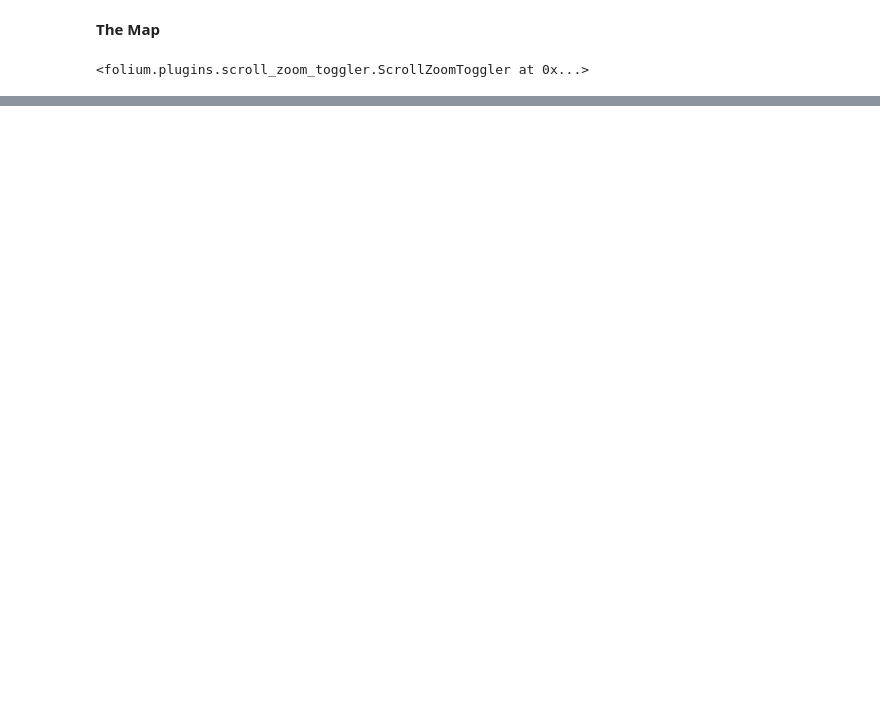
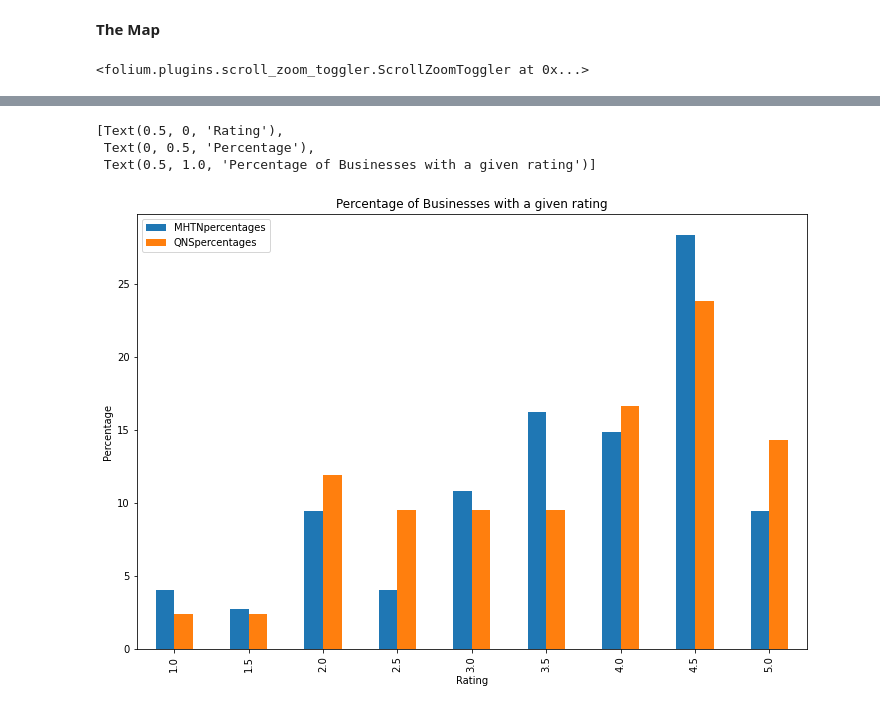
Before and after one commit to DavidKentShirley/Pet_Store_Location_Analysis, a Jupyter notebook: Final_Pet_Store_Project.ipynb, the cells around one changed output, grey strips where cells are left out. Drawn from its saved outputs; the diff is of its cells as text; code cells hidden in the pictures; blank space fills up the shorter version.

```diff
--- a/Final_Pet_Store_Project.ipynb
+++ b/Final_Pet_Store_Project.ipynb
@@ -131,0 +173,8 @@ base_map
+# %%
+# Opens the relevant csv files
+DogParks_Queens_DF = pd.read_csv('./csv/ActualDogParksQueensZipcodes.csv')
+DogParks_Manhattan_DF = pd.read_csv('./csv/ActualDogParksManhattanZipcodes.csv')
+Vets_Queens_DF = pd.read_csv('./csv/ActualVetsQueensZipcodes.csv')
+Vets_Manhattan_DF = pd.read_csv('./csv/ActualVetsManhattanZipcodes.csv')
+PetStores_Queens_DF = pd.read_csv('./csv/ActualPetStoresQueensZipcodes.csv')
+PetStores_Manhattan_DF = pd.read_csv('./csv/ActualPetStoresManhattanZipcodes.csv')
@@ -131,0 +204,8 @@ base_map
+# %%
+# Getting the num of bus per rating and the percentages for each rating (Manhattan)
+PetStores_Manhattan_DF.groupby('rating')
+MHTN_rating_count = PetStores_Manhattan_DF.value_counts('rating').to_frame()
+MHTN_rating_count.columns = ['Num. of Businesses_MHTN']
+MHTN_rating_count['rating_col'] = MHTN_rating_count.index
+MHTN_rating_count['MHTNpercentages'] = round(100*(MHTN_rating_count['Num. of Businesses_MHTN']/MHTN_rating_count['Num. of Businesses_MHTN'].sum()),2)
+MHTN_rating_count
@@ -131,0 +224,8 @@ base_map
+# %%
+# Same as above but for Queens
+PetStores_Queens_DF.groupby('rating')
+queens_rating_count = PetStores_Queens_DF.value_counts('rating').to_frame()
+queens_rating_count.columns = ['Num. of Businesses_qns']
+queens_rating_count['rating_col'] = queens_rating_count.index
+queens_rating_count['QNSpercentages'] = round(100*(queens_rating_count['Num. of Businesses_qns']/queens_rating_count['Num. of Businesses_qns'].sum()),2)
+queens_rating_count
@@ -131,0 +244,4 @@ base_map
+# %%
+# Merges the two tables
+both_rating_counts = pd.merge(MHTN_rating_count, queens_rating_count, how = 'outer')
+both_rating_counts
@@ -131,0 +259,11 @@ base_map
+# %%
+# Creates a bar chart for each rating percentage
+both_rating_counts_forgraph=both_rating_counts[['rating_col','MHTNpercentages', 'QNSpercentages']]
+both_rating_counts_forgraph = both_rating_counts_forgraph.sort_values('rating_col')
+ax = both_rating_counts_forgraph.plot.bar(x='rating_col', figsize = (12,8))
+ax.set(xlabel = 'Rating', ylabel = 'Percentage', title = 'Percentage of Businesses with a given rating')
+# %% [output]
+[Text(0.5, 0, 'Rating'),
+ Text(0, 0.5, 'Percentage'),
+ Text(0.5, 1.0, 'Percentage of Businesses with a given rating')]
+[figure, added]
```
Also changed, not shown: parts of 53 cells of this notebook, 13 other files.
